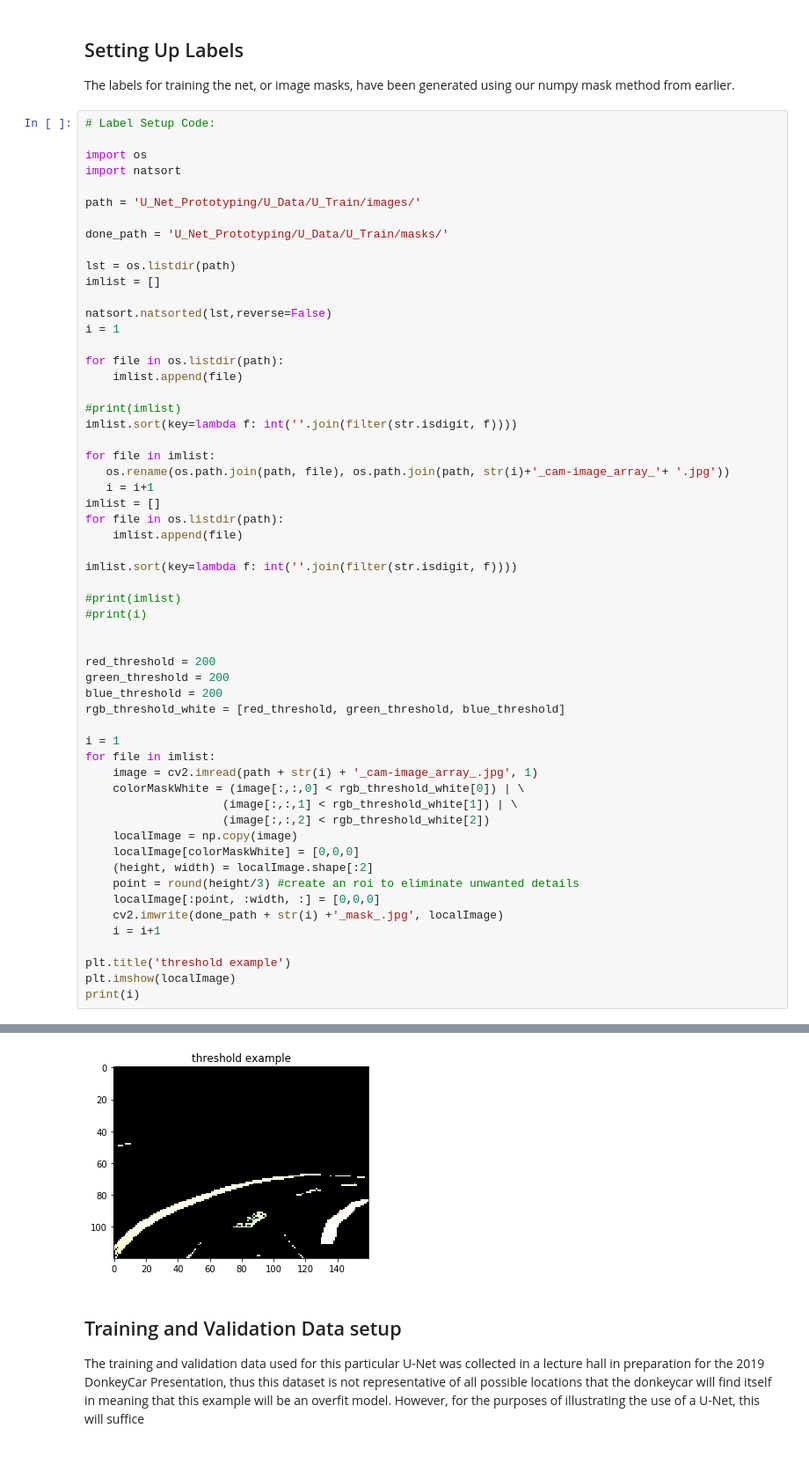
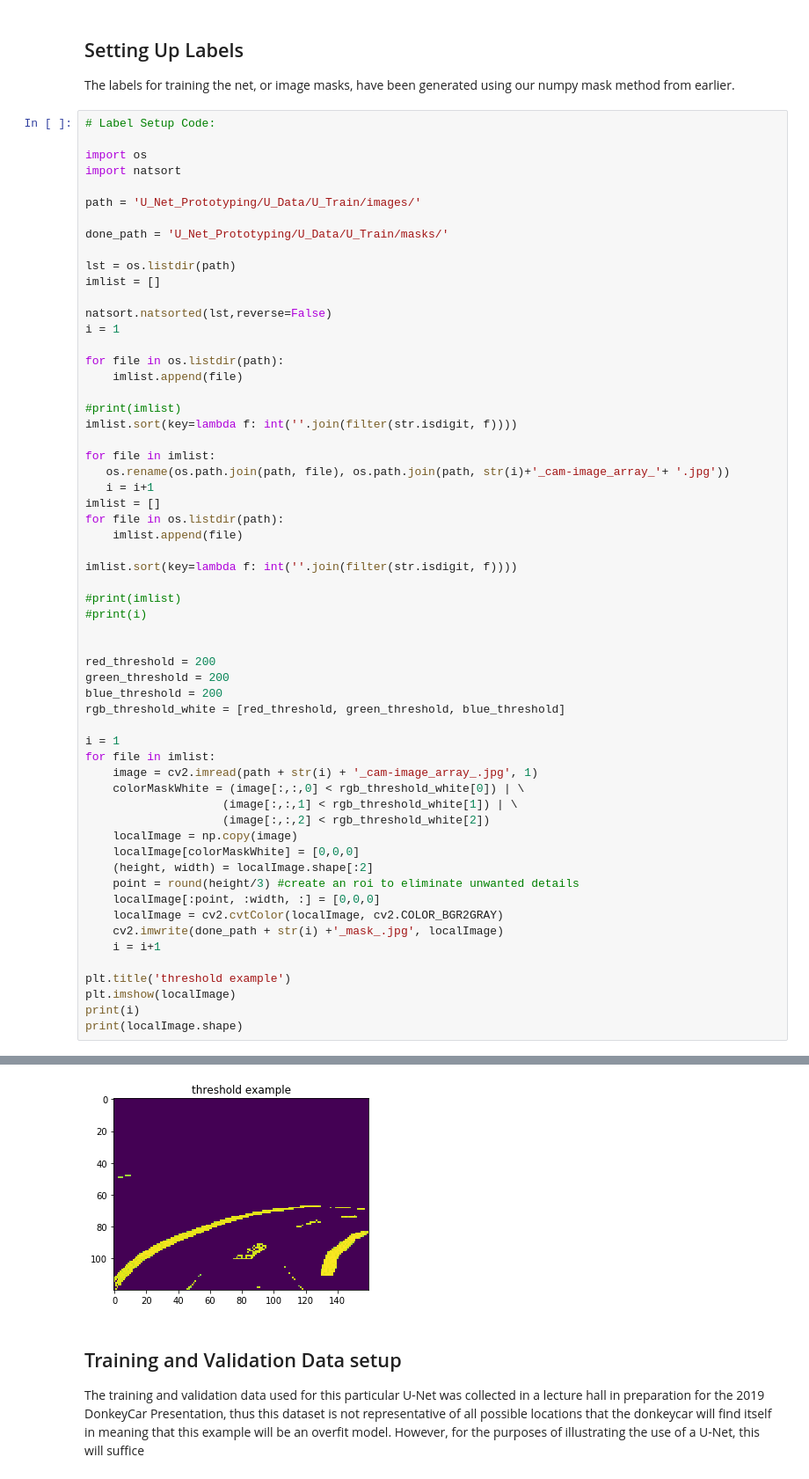
Before and after one commit to brontisaur/CounterpointDonkey, a Jupyter notebook: CPDonkey December Notebook.ipynb, the cells around one changed output, grey strips where cells are left out. Shown at 88% size. Drawn from its saved outputs; the diff is of its cells as text.

```diff
--- a/CPDonkey December Notebook.ipynb
+++ b/CPDonkey December Notebook.ipynb
@@ -184,11 +184,13 @@ for file in imlist:
     (height, width) = localImage.shape[:2]
     point = round(height/3) #create an roi to eliminate unwanted details
     localImage[:point, :width, :] = [0,0,0]
+    localImage = cv2.cvtColor(localImage, cv2.COLOR_BGR2GRAY)
     cv2.imwrite(done_path + str(i) +'_mask_.jpg', localImage)
     i = i+1
 
 plt.title('threshold example')
 plt.imshow(localImage)
 print(i)
+print(localImage.shape)
 # %% [output]
 495
@@ -195,4 +198,4 @@ print(i)
-[figure, old version]
+[figure, new version]
 # %% [markdown]
 ## Training and Validation Data setup
 
```
Also changed, not shown: parts of 13 cells of this notebook, 3 other files.
